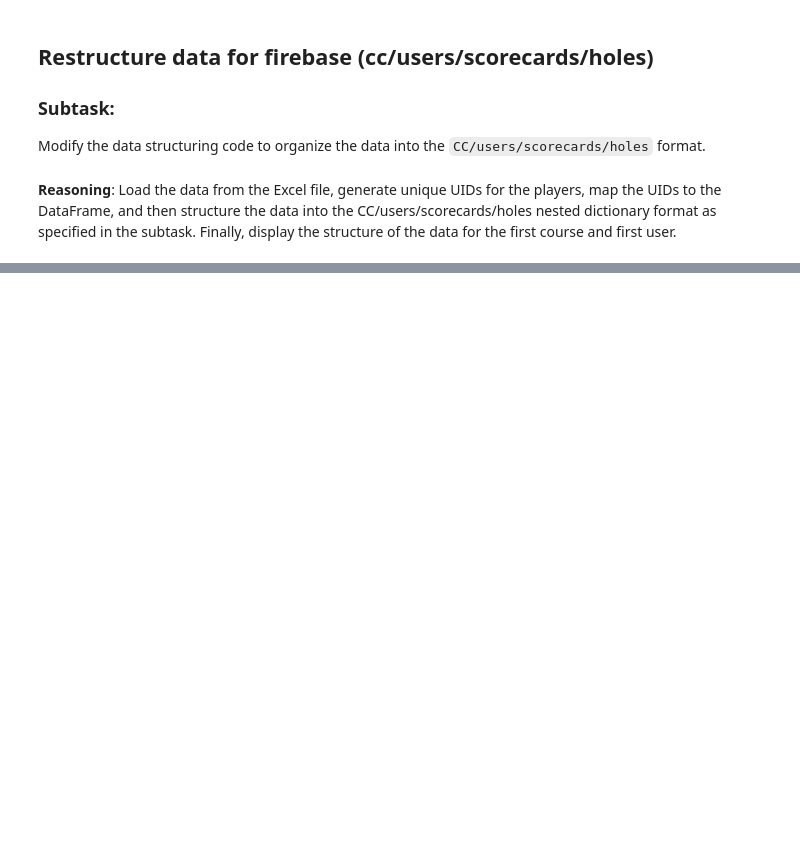
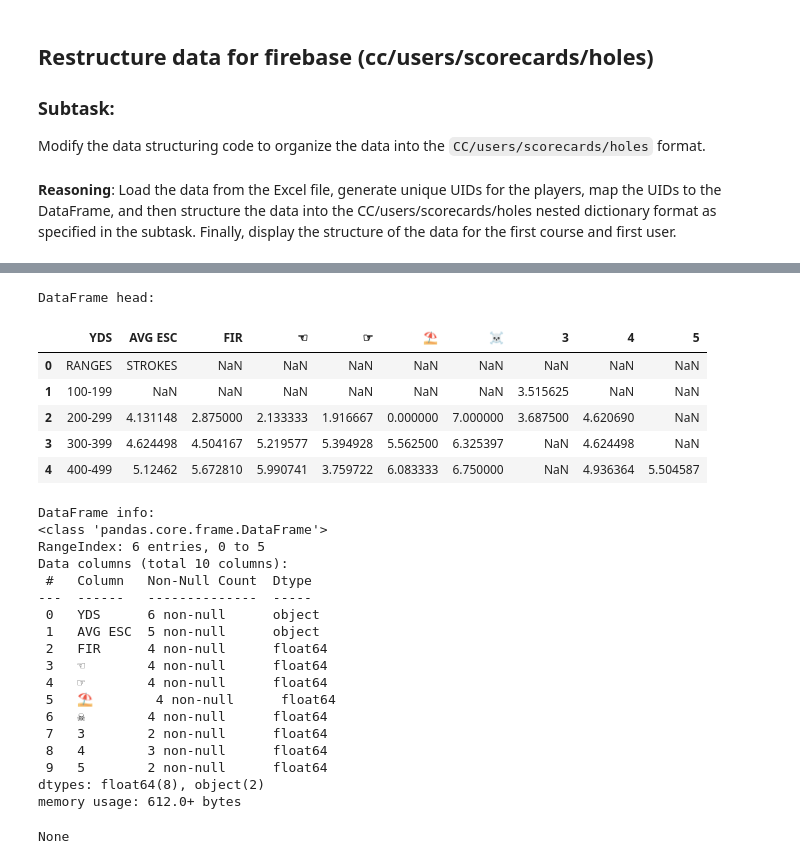
Before and after one commit to elchupacabris/DNAShot, a Jupyter notebook: masterfirebase_excel_2.ipynb, the cells around one changed output, grey strips where cells are left out. Drawn from its saved outputs; the diff is of its cells as text; code cells hidden in the pictures; blank space fills up the shorter version.

```diff
--- a/masterfirebase_excel_2.ipynb
+++ b/masterfirebase_excel_2.ipynb
@@ -5027,0 +4861,9 @@ Error: The file /content/MASTER-FIREBASE2.xlsx was not found. Please upload the
+# %%
+course_report_data = course_report_df.to_dict(orient='index')
+
+# Display the first item of the resulting dictionary
+if course_report_data:
+    first_item_key = next(iter(course_report_data))
+    display({first_item_key: course_report_data[first_item_key]})
+else:
+    print("The course_report_data dictionary is empty.")
@@ -5101,0 +7926,45 @@ NameError: name 'nested_data_cc_users' is not defined
+# %%
+import pandas as pd
+
+excel_file_path = "/content/drive/MyDrive/Raw data/esc.xlsx"
+
+try:
+    df_esc = pd.read_excel(excel_file_path)
+
+    print("DataFrame head:")
+    display(df_esc.head())
+
+    print("\nDataFrame info:")
+    display(df_esc.info())
+
+except FileNotFoundError:
+    print(f"Error: The file {excel_file_path} was not found. Please ensure the file exists at '{excel_file_path}'")
+except Exception as e:
+    print(f"An error occurred while reading the Excel file: {e}")
+# %% [output]
+DataFrame head:
+|  | YDS | AVG ESC | FIR | ☜ | ☞ | ⛱ | ☠ | 3 | 4 | 5 |
+| 0 | RANGES | STROKES | NaN | NaN | NaN | NaN | NaN | NaN | NaN | NaN |
+| 1 | 100-199 | NaN | NaN | NaN | NaN | NaN | NaN | 3.515625 | NaN | NaN |
+| 2 | 200-299 | 4.131148 | 2.875000 | 2.133333 | 1.916667 | 0.000000 | 7.000000 | 3.687500 | 4.620690 | NaN |
+| 3 | 300-399 | 4.624498 | 4.504167 | 5.219577 | 5.394928 | 5.562500 | 6.325397 | NaN | 4.624498 | NaN |
+| 4 | 400-499 | 5.12462 | 5.672810 | 5.990741 | 3.759722 | 6.083333 | 6.750000 | NaN | 4.936364 | 5.504587 |
+DataFrame info:
+<class 'pandas.core.frame.DataFrame'>
+RangeIndex: 6 entries, 0 to 5
+Data columns (total 10 columns):
+ #   Column   Non-Null Count  Dtype
+---  ------   --------------  -----
+ 0   YDS      6 non-null      object
+ 1   AVG ESC  5 non-null      object
+ 2   FIR      4 non-null      float64
+ 3   ☜        4 non-null      float64
+ 4   ☞        4 non-null      float64
+ 5   ⛱        4 non-null      float64
+ 6   ☠        4 non-null      float64
+ 7   3        2 non-null      float64
+ 8   4        3 non-null      float64
+ 9   5        2 non-null      float64
+dtypes: float64(8), object(2)
+memory usage: 612.0+ bytes
+None
```
Also changed, not shown: parts of 168 cells of this notebook.
